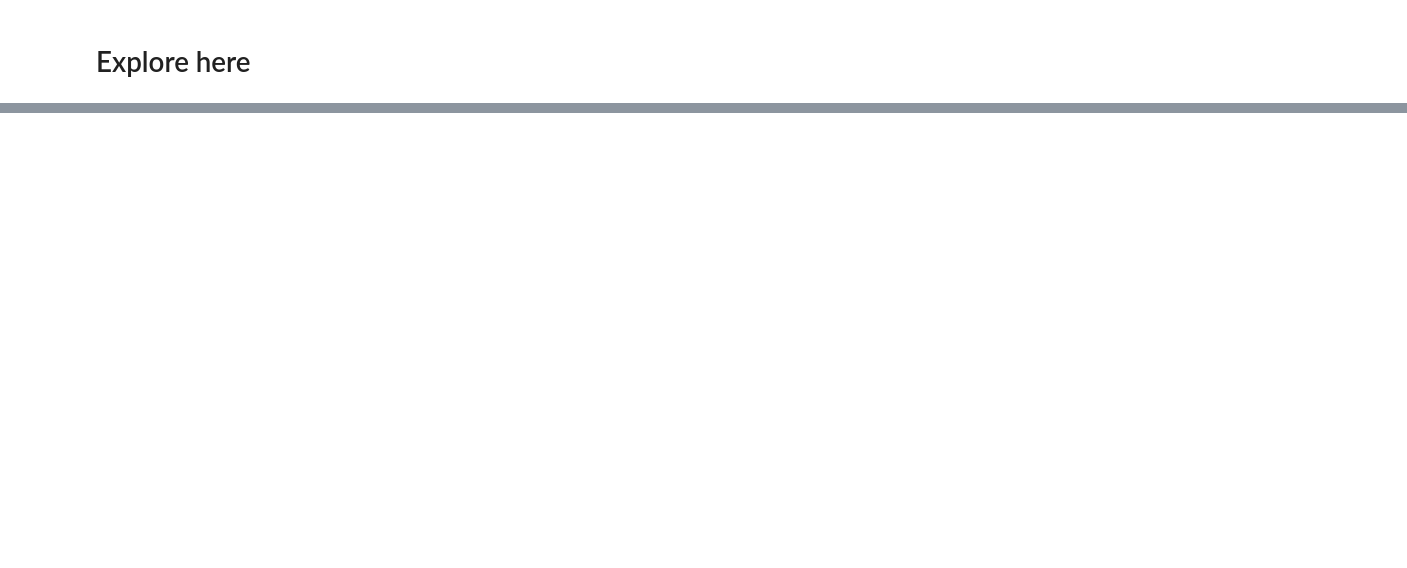
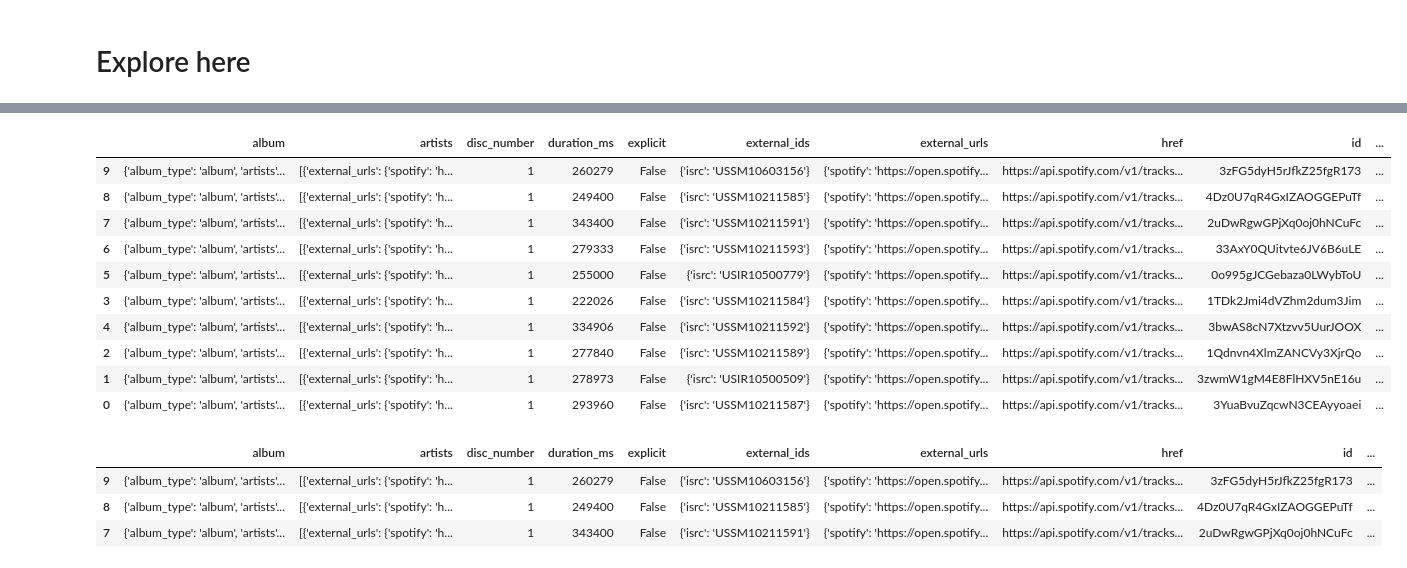
Before and after one commit to PabloRoblesA/interacting-with-api-python-project-tutorial, a Jupyter notebook: src/explore.ipynb, the cells around one changed output, grey strips where cells are left out. Cells and saved outputs as stored; diff of their text form; code cells hidden in the pictures; blank space fills up the shorter version.

```diff
--- a/src/explore.ipynb
+++ b/src/explore.ipynb
@@ -30,0 +39,22 @@ plt.show
+# %%
+df_tracks.sort_values(['popularity'], inplace=True)         #Ordenar DF por popularidad
+df_tracks
+# %% [output]
+|  | album | artists | disc_number | duration_ms | explicit | external_ids | external_urls | href | id | ... |
+| 9 | {'album_type': 'album', 'artists'... | [{'external_urls': {'spotify': 'h... | 1 | 260279 | False | {'isrc': 'USSM10603156'} | {'spotify': 'https://open.spotify... | https://api.spotify.com/v1/tracks... | 3zFG5dyH5rJfkZ25fgR173 | ... |
+| 8 | {'album_type': 'album', 'artists'... | [{'external_urls': {'spotify': 'h... | 1 | 249400 | False | {'isrc': 'USSM10211585'} | {'spotify': 'https://open.spotify... | https://api.spotify.com/v1/tracks... | 4Dz0U7qR4GxIZAOGGEPuTf | ... |
+| 7 | {'album_type': 'album', 'artists'... | [{'external_urls': {'spotify': 'h... | 1 | 343400 | False | {'isrc': 'USSM10211591'} | {'spotify': 'https://open.spotify... | https://api.spotify.com/v1/tracks... | 2uDwRgwGPjXq0oj0hNCuFc | ... |
+| 6 | {'album_type': 'album', 'artists'... | [{'external_urls': {'spotify': 'h... | 1 | 279333 | False | {'isrc': 'USSM10211593'} | {'spotify': 'https://open.spotify... | https://api.spotify.com/v1/tracks... | 33AxY0QUitvte6JV6B6uLE | ... |
+| 5 | {'album_type': 'album', 'artists'... | [{'external_urls': {'spotify': 'h... | 1 | 255000 | False | {'isrc': 'USIR10500779'} | {'spotify': 'https://open.spotify... | https://api.spotify.com/v1/tracks... | 0o995gJCGebaza0LWybToU | ... |
+| 3 | {'album_type': 'album', 'artists'... | [{'external_urls': {'spotify': 'h... | 1 | 222026 | False | {'isrc': 'USSM10211584'} | {'spotify': 'https://open.spotify... | https://api.spotify.com/v1/tracks... | 1TDk2Jmi4dVZhm2dum3Jim | ... |
+| 4 | {'album_type': 'album', 'artists'... | [{'external_urls': {'spotify': 'h... | 1 | 334906 | False | {'isrc': 'USSM10211592'} | {'spotify': 'https://open.spotify... | https://api.spotify.com/v1/tracks... | 3bwAS8cN7Xtzvv5UurJOOX | ... |
+| 2 | {'album_type': 'album', 'artists'... | [{'external_urls': {'spotify': 'h... | 1 | 277840 | False | {'isrc': 'USSM10211589'} | {'spotify': 'https://open.spotify... | https://api.spotify.com/v1/tracks... | 1Qdnvn4XlmZANCVy3XjrQo | ... |
+| 1 | {'album_type': 'album', 'artists'... | [{'external_urls': {'spotify': 'h... | 1 | 278973 | False | {'isrc': 'USIR10500509'} | {'spotify': 'https://open.spotify... | https://api.spotify.com/v1/tracks... | 3zwmW1gM4E8FlHXV5nE16u | ... |
+| 0 | {'album_type': 'album', 'artists'... | [{'external_urls': {'spotify': 'h... | 1 | 293960 | False | {'isrc': 'USSM10211587'} | {'spotify': 'https://open.spotify... | https://api.spotify.com/v1/tracks... | 3YuaBvuZqcwN3CEAyyoaei | ... |
+# %%
+df_tracks.head(3)
+# %% [output]
+|  | album | artists | disc_number | duration_ms | explicit | external_ids | external_urls | href | id | ... |
+| 9 | {'album_type': 'album', 'artists'... | [{'external_urls': {'spotify': 'h... | 1 | 260279 | False | {'isrc': 'USSM10603156'} | {'spotify': 'https://open.spotify... | https://api.spotify.com/v1/tracks... | 3zFG5dyH5rJfkZ25fgR173 | ... |
+| 8 | {'album_type': 'album', 'artists'... | [{'external_urls': {'spotify': 'h... | 1 | 249400 | False | {'isrc': 'USSM10211585'} | {'spotify': 'https://open.spotify... | https://api.spotify.com/v1/tracks... | 4Dz0U7qR4GxIZAOGGEPuTf | ... |
+| 7 | {'album_type': 'album', 'artists'... | [{'external_urls': {'spotify': 'h... | 1 | 343400 | False | {'isrc': 'USSM10211591'} | {'spotify': 'https://open.spotify... | https://api.spotify.com/v1/tracks... | 2uDwRgwGPjXq0oj0hNCuFc | ... |
```
Also changed, not shown: parts of 7 cells of this notebook, 3 other files.
